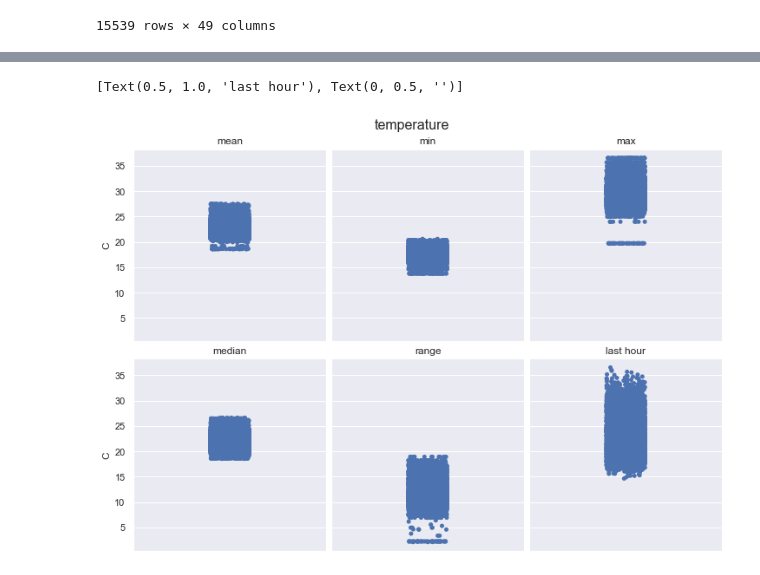
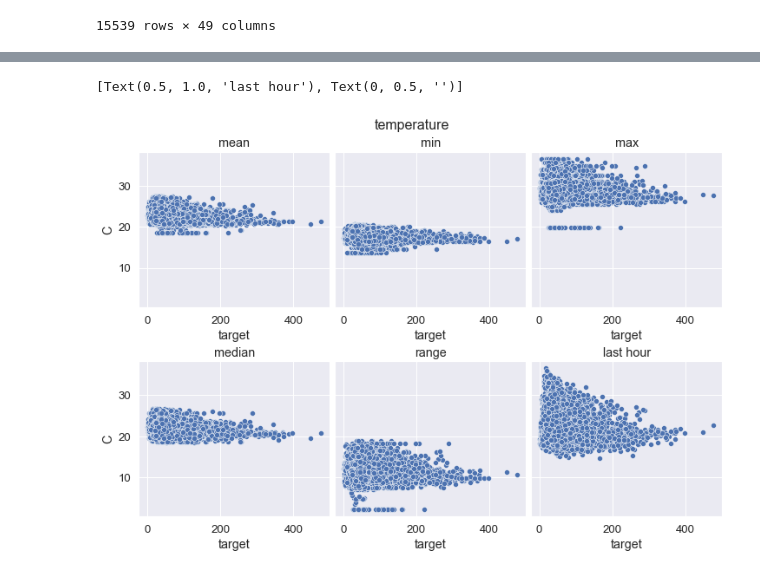
Before and after one commit to Jerwin87/ML-Project-1, a Jupyter notebook: Notebooks/EDA1.ipynb, the cells around one changed output, grey strips where cells are left out. Cells and saved outputs as stored; diff of their text form; code cells hidden in the pictures.

```diff
--- a/Notebooks/EDA1.ipynb
+++ b/Notebooks/EDA1.ipynb
@@ -33,20 +98,20 @@ data
 | 15538 | 127.983333 | 30.450000 | 19.033333 | 24.012603 | 10.341200 | 22.833333 | 11.416667 | 22.091667 | ... |
 15539 rows × 49 columns
 # %%
+sns.set(font_scale = 1.2)
 fig, axes = plt.subplots(2, 3, figsize=(10, 7), constrained_layout=True)
-
 #sns.set(rc = {'figure.figsize':(2,7)})
-ax = sns.stripplot(ax=axes[0,0], y='mean_temp', data=data)
+ax = sns.scatterplot(ax=axes[0,0], y='mean_temp', data=data, x='target')
 ax.set(title='mean temperature', ylabel='C')
-ax = sns.stripplot(ax=axes[0,1], y='mean_precip', data=data)
+ax = sns.scatterplot(ax=axes[0,1], y='mean_precip', data=data, x='target')
 ax.set(title='mean precipitation', ylabel='mm')
-ax = sns.stripplot(ax=axes[0,2], y='mean_rel_humidity', data=data)
+ax = sns.scatterplot(ax=axes[0,2], y='mean_rel_humidity', data=data, x='target')
 ax.set(title='mean relative humidity', ylabel='')
-ax = sns.stripplot(ax=axes[1,0], y='mean_wind_dir', data=data)
+ax = sns.scatterplot(ax=axes[1,0], y='mean_wind_dir', data=data, x='target')
 ax.set(title='mean wind direction', ylabel='degrees')
-ax = sns.stripplot(ax=axes[1,1], y='mean_wind_spd', data=data)
+ax = sns.scatterplot(ax=axes[1,1], y='mean_wind_spd', data=data, x='target')
 ax.set(title='mean wind speed', ylabel='m/s')
-ax = sns.stripplot(ax=axes[1,2], y='mean_atmos_press', data=data)
+ax = sns.scatterplot(ax=axes[1,2], y='mean_atmos_press', data=data, x='target')
 ax.set(title='mean atmosphere pressure', ylabel='atm')
 # %% [output]
 [Text(0.5, 1.0, 'mean atmosphere pressure'), Text(0, 0.5, 'atm')]
@@ -54,20 +131,20 @@ ax.set(title='mean atmosphere pressure', ylabel='atm')
 # %%
 fig, axes = plt.subplots(2, 3, figsize=(10, 7), constrained_layout=True, sharey=True)
 fig.suptitle('temperature', fontsize=16)
 
 #sns.set(rc = {'figure.figsize':(2,7)})
-ax = sns.stripplot(ax=axes[0,0], y='mean_temp', data=data)
+ax = sns.scatterplot(ax=axes[0,0], y='mean_temp', data=data, x='target')
 ax.set(title='mean', ylabel='C')
-ax = sns.stripplot(ax=axes[0,1], y='min_temp', data=data)
+ax = sns.scatterplot(ax=axes[0,1], y='min_temp', data=data, x='target')
 ax.set(title='min', ylabel='')
-ax = sns.stripplot(ax=axes[0,2], y='max_temp', data=data)
+ax = sns.scatterplot(ax=axes[0,2], y='max_temp', data=data, x='target')
 ax.set(title='max', ylabel='')
-ax = sns.stripplot(ax=axes[1,0], y='median_temp', data=data)
+ax = sns.scatterplot(ax=axes[1,0], y='median_temp', data=data, x='target')
 ax.set(title='median', ylabel='C')
-ax = sns.stripplot(ax=axes[1,1], y='ptp_temp', data=data)
+ax = sns.scatterplot(ax=axes[1,1], y='ptp_temp', data=data, x='target')
 ax.set(title='range', ylabel='')
-ax = sns.stripplot(ax=axes[1,2], y='last_temp', data=data)
+ax = sns.scatterplot(ax=axes[1,2], y='last_temp', data=data, x='target')
 ax.set(title='last hour', ylabel='')
 # %% [output]
 [Text(0.5, 1.0, 'last hour'), Text(0, 0.5, '')]
-[figure, old version]
+[figure, new version]
```
Also changed, not shown: parts of 8 cells of this notebook.
